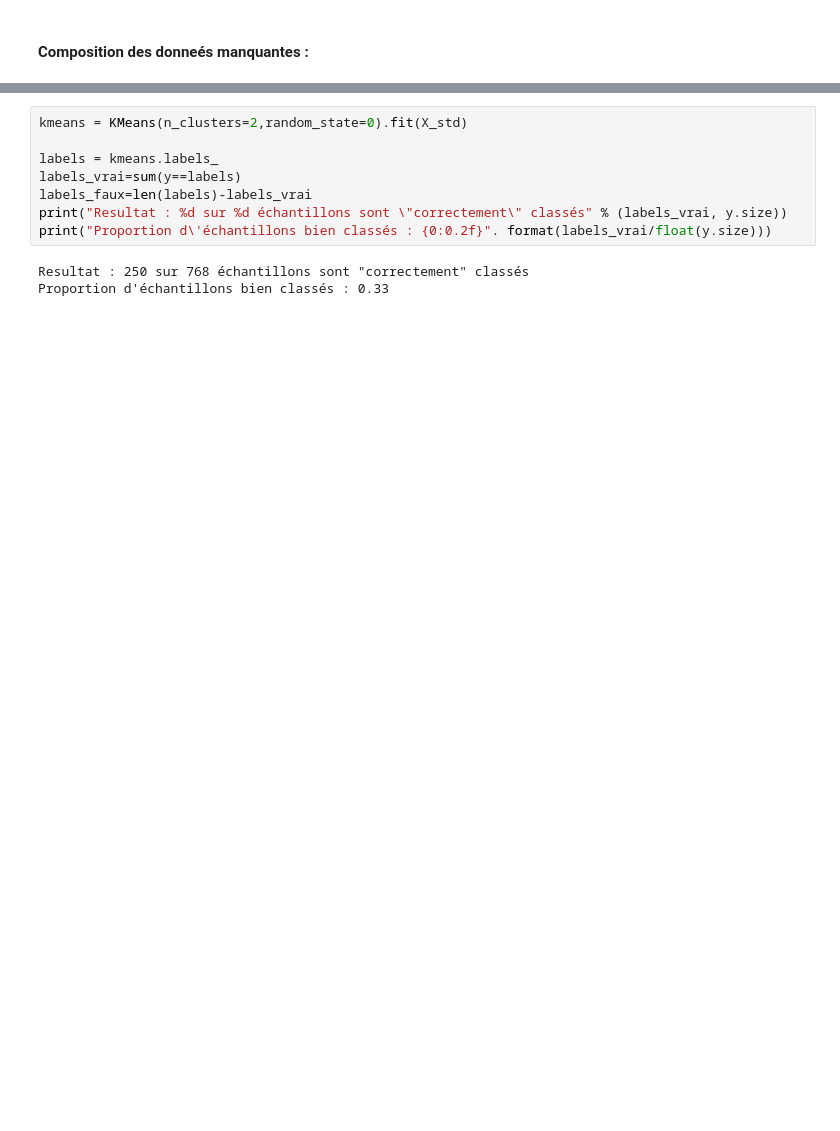
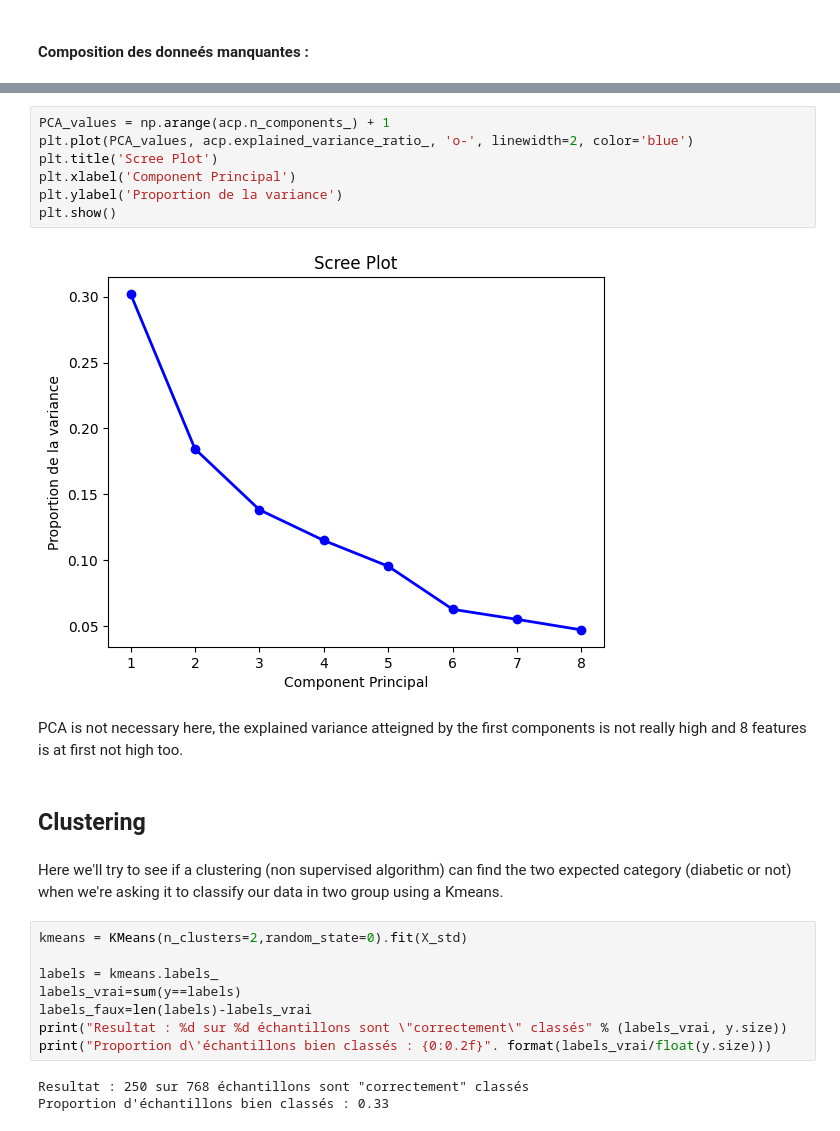
Before and after one commit to LoicLaffineur/Diabetes_Detection, a Jupyter notebook: Diabete-Detection.ipynb, the cells around one changed output, grey strips where cells are left out. Drawn from its saved outputs; the diff is of its cells as text; blank space fills up the shorter version.

```diff
--- a/Diabete-Detection.ipynb
+++ b/Diabete-Detection.ipynb
@@ -325,3 +240,18 @@ Il aurait pu être intéressant de regarder grâce à une méthode type graphe s
+# %%
+PCA_values = np.arange(acp.n_components_) + 1
+plt.plot(PCA_values, acp.explained_variance_ratio_, 'o-', linewidth=2, color='blue')
+plt.title('Scree Plot')
+plt.xlabel('Component Principal')
+plt.ylabel('Proportion de la variance')
+plt.show()
+# %% [output]
+[figure, added]
+# %% [markdown]
+PCA is not necessary here, the explained variance atteigned by the first components is not really high and 8 features is at first not high too.
+# %% [markdown]
+## Clustering
+# %% [markdown]
+Here we'll try to see if a clustering (non supervised algorithm) can find the two expected category (diabetic or not) when we're asking it to classify our data in two group using a Kmeans.
 # %%
 kmeans = KMeans(n_clusters=2,random_state=0).fit(X_std)
 
```
Also changed, not shown: parts of 66 cells of this notebook.
